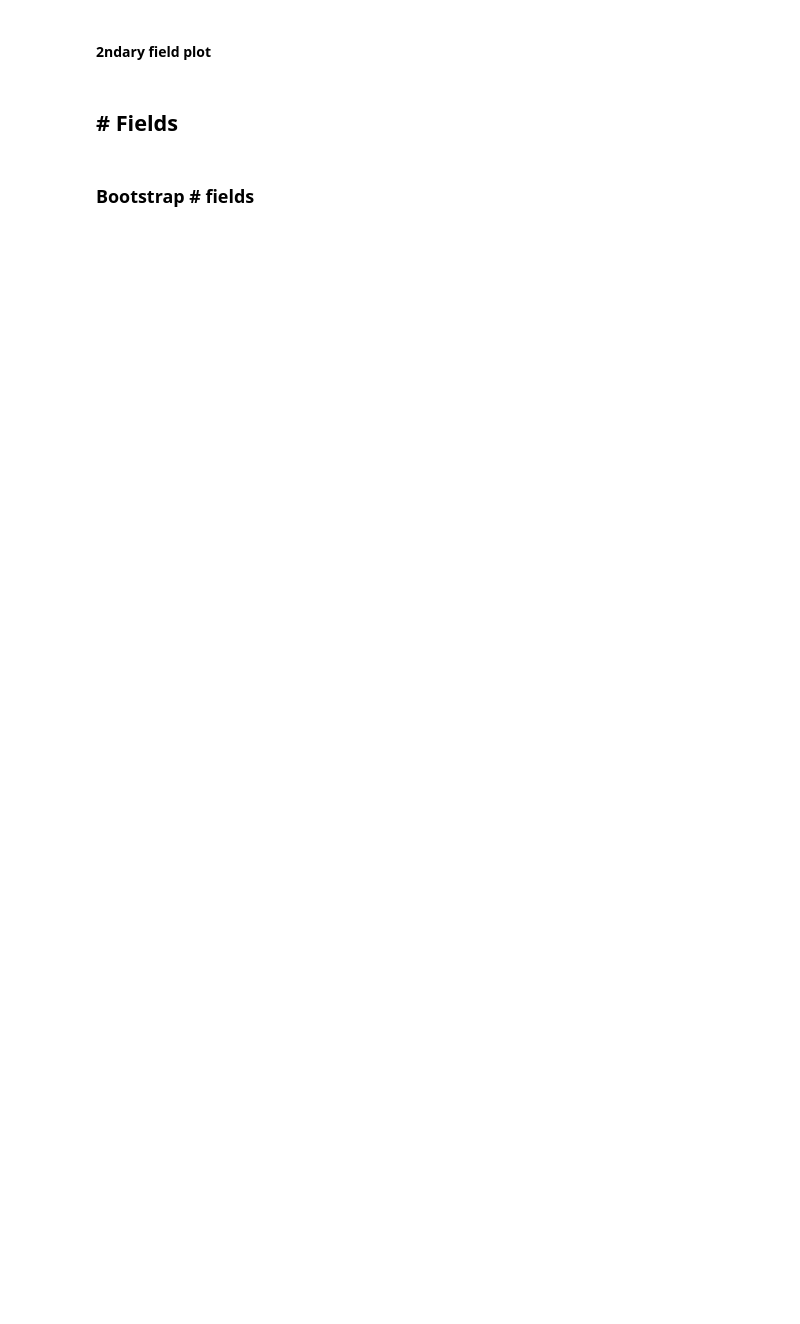
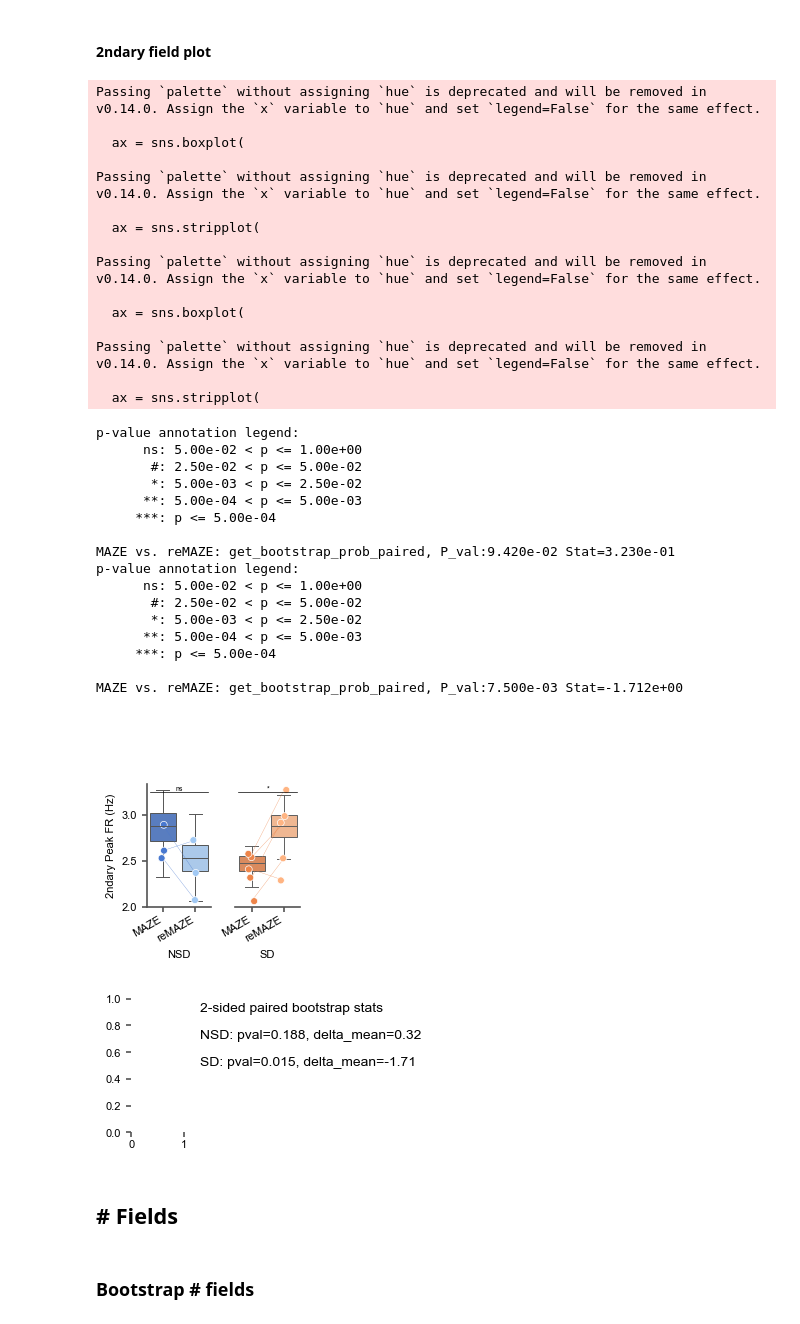
Before and after one commit to nkinsky/Projects_sandbox, a Jupyter notebook: sd_drift/sd_figure2_pf_characteristics.ipynb, the cells around one changed output. Saved outputs shown, nothing was run; the diff lists cells and outputs as text; code cells hidden in the pictures; blank space fills up the shorter version.

```diff
--- a/sd_drift/sd_figure2_pf_characteristics.ipynb
+++ b/sd_drift/sd_figure2_pf_characteristics.ipynb
@@ -358,50 +542,99 @@ df_bs
 # %% [markdown]
 #### 2ndary field plot
 # %%
-fig, axs = plt.subplots(2, 3, figsize=(6, 8))
+fig = Fig(16, 12)
+figs = Fig(16, 12)
 metric, mname = "height", "2ndary Peak FR (Hz)"
-
-axs[0, 0].set_axis_off()
 
 df2_mean = stats_all_peak2.groupby(["grp", "session", "sid"]).mean(numeric_only=True).reset_index()
 
 # NSD vs SD
-ax, axstat = axs.T[1]
-for ida, (axuse, grp) in enumerate(zip(axs.T[1:], ["NSD", "SD"])):
-    ax, axstat = axuse
+# ax, axstat = axs.T[1]
+results_list = []
+for ida, grp in enumerate(["NSD", "SD"]):
+    ax = fig.subplot(fig.gs[0:2, ida + 1])
+    axrel.append(ax)
+    axstat = figs.subplot(figs.gs[2:4, ida + 1])
+    axs.append(axstat)
     df_grp = df_bs[df_bs.grp == grp]
-    sns.boxplot(data=df_grp, y=metric, hue="session", whis=(2.5, 97.5), showfliers=False, legend=False,
-                palette=cmap3[ida*2:], ax=ax)
-    sns.stripplot(data=df2_mean[df2_mean.grp == grp], y=metric, hue="session", dodge=True, edgecolor="w", linewidth=0.5, legend=False,
-                  palette=cmap3[ida*2:], ax=ax)
+    # sns.boxplot(data=df_grp, y=metric, hue="session", whis=(2.5, 97.5), showfliers=False, legend=False,
+    #             palette=cmap3[ida*2:], ax=ax)
+    # sns.stripplot(data=df2_mean[df2_mean.grp == grp], y=metric, hue="session", dodge=True, edgecolor="w", linewidth=0.5, legend=False,
+    #               palette=cmap3[ida*2:], ax=ax)
+    p1 = Plotter(data=df_grp, x="session", y=metric, ax=ax)
+    results_list.append(p1.boxplot_remaze(palette=cmap3[ida*2:(ida+1)*2], zorder=3, sep=1.2).stat_anot_remaze(
+                stat_within=get_bootstrap_prob_paired,
+                alpha_within=[0.025, 0.005, 0.0005],
+                alpha_trend=0.05,
+                fontsize=5,
+                verbose=True,
+                prepend=(mname, grp),
+            ))
+
+    p2 = Plotter(data=df2_mean[df2_mean.grp == grp], x="session", y=metric, ax=ax)
+    p2.striplineplot_remaze(palette=cmap3[ida*2:(ida+1)*2], grp_offset=0, dodge=0, units="sid")
+
     if ida == 0:
         ax.set_ylabel(mname)
-        ax.set_xticklabels([grp])
         sns.despine(ax=ax)
     elif ida == 1:
         ax.set_ylabel("")
         ax.set_yticks([])
         sns.despine(ax=ax, left=True, bottom=False)
-
+    ax.set_xlabel(grp)
 
 axstat.text(0.1, 0.9, "2-sided paired bootstrap stats")
 # sns.despine(ax=ax)
 yt = 0.7
 df_trim = df_bs[df_bs.metric == metric]
 for grp in ["NSD", "SD"]:
     df_grp = df_trim[df_trim.grp == grp]
     dmean, pval = get_bootstrap_prob_paired(df_grp[df_grp.session == "MAZE"][metric],
                                             df_grp[df_grp.session == "reMAZE"][metric])
     axstat.text(0.1, yt, f"{grp}: pval={pval*2:0.3f}, delta_mean={dmean:0.2f}")
     yt -= 0.2
-[sns.despine(ax=a, left=True, bottom=True) for a in axs[1]];
+[sns.despine(ax=a, left=True, bottom=True) for a in axs];
 axstat.set_xticks([])
 axstat.set_yticks([])
 
-axs[1, 1].set_axis_off()
-axs[0, 1].set_ylim(axs[0, 2].get_ylim())
+axs[1].set_axis_off()
+axrel[0].set_ylim(axrel[1].get_ylim())
 
 fig.savefig(plot_dir / "PF_peakFR_2ndary_bs.pdf")
+# %% [output]
+Passing `palette` without assigning `hue` is deprecated and will be removed in v0.14.0. Assign the `x` variable to `hue` and set `legend=False` for the same effect.
+
+  ax = sns.boxplot(
+
+Passing `palette` without assigning `hue` is deprecated and will be removed in v0.14.0. Assign the `x` variable to `hue` and set `legend=False` for the same effect.
+
+  ax = sns.stripplot(
+
+Passing `palette` without assigning `hue` is deprecated and will be removed in v0.14.0. Assign the `x` variable to `hue` and set `legend=False` for the same effect.
+
+  ax = sns.boxplot(
+
+Passing `palette` without assigning `hue` is deprecated and will be removed in v0.14.0. Assign the `x` variable to `hue` and set `legend=False` for the same effect.
+
+  ax = sns.stripplot(
+p-value annotation legend:
+      ns: 5.00e-02 < p <= 1.00e+00
+       #: 2.50e-02 < p <= 5.00e-02
+       *: 5.00e-03 < p <= 2.50e-02
+      **: 5.00e-04 < p <= 5.00e-03
+     ***: p <= 5.00e-04
+
+MAZE vs. reMAZE: get_bootstrap_prob_paired, P_val:9.420e-02 Stat=3.230e-01
+p-value annotation legend:
+      ns: 5.00e-02 < p <= 1.00e+00
+       #: 2.50e-02 < p <= 5.00e-02
+       *: 5.00e-03 < p <= 2.50e-02
+      **: 5.00e-04 < p <= 5.00e-03
+     ***: p <= 5.00e-04
+
+MAZE vs. reMAZE: get_bootstrap_prob_paired, P_val:7.500e-03 Stat=-1.712e+00
+[figure, added]
+[figure, added]
 # %% [markdown]
 ## # Fields
 # %% [markdown]
```
Also changed, not shown: parts of 15 cells of this notebook.
